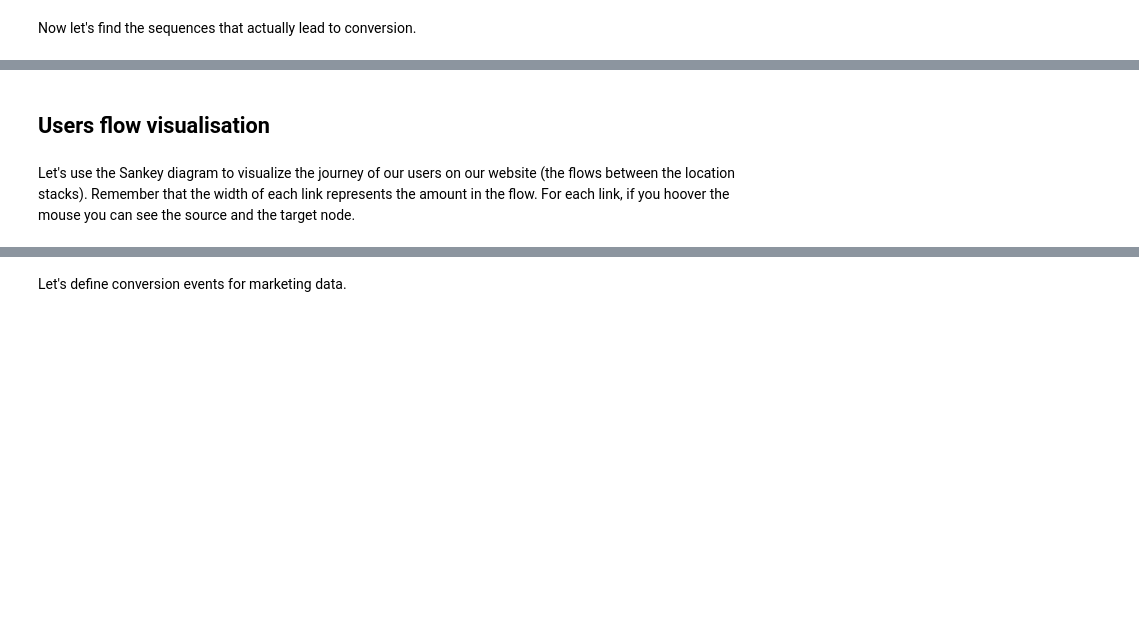
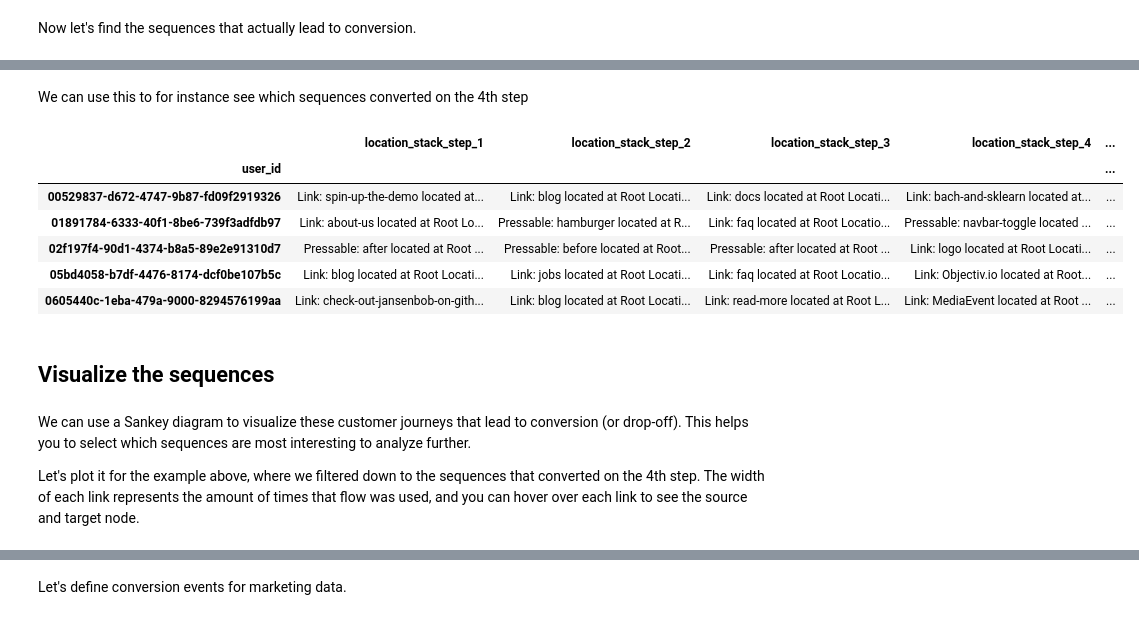
Before and after one commit to jeffamaxey/objectiv-analytics, a Jupyter notebook: notebooks/funnel-discovery.ipynb, the cells around one changed output, grey strips where cells are left out. Drawn from its saved outputs; the diff is of its cells as text; code cells hidden in the pictures; blank space fills up the shorter version.

```diff
--- a/notebooks/funnel-discovery.ipynb
+++ b/notebooks/funnel-discovery.ipynb
@@ -159,10 +174,21 @@ df_steps_till_conversion.head()
+# %% [markdown]
+We can use this to for instance see which sequences converted on the 4th step
 # %%
-# now let's take only stpes which were converted on the 4th one
-condition = df_steps_till_conversion['_first_conversion_step_number'] == 4
-df_steps_till_conversion[condition].head()
+# Filter down to sequences that converted on the 4th step
+condition_convert_on_step_4 = df_steps_till_conversion['_first_conversion_step_number'] == 4
+df_steps_till_conversion[condition_convert_on_step_4].head()
+# %% [output]
+|  | location_stack_step_1 | location_stack_step_2 | location_stack_step_3 | location_stack_step_4 | ... |
+| user_id |  |  |  |  | ... |
+| 00529837-d672-4747-9b87-fd09f2919326 | Link: spin-up-the-demo located at... | Link: blog located at Root Locati... | Link: docs located at Root Locati... | Link: bach-and-sklearn located at... | ... |
+| 01891784-6333-40f1-8be6-739f3adfdb97 | Link: about-us located at Root Lo... | Pressable: hamburger located at R... | Link: faq located at Root Locatio... | Pressable: navbar-toggle located ... | ... |
+| 02f197f4-90d1-4374-b8a5-89e2e91310d7 | Pressable: after located at Root ... | Pressable: before located at Root... | Pressable: after located at Root ... | Link: logo located at Root Locati... | ... |
+| 05bd4058-b7df-4476-8174-dcf0be107b5c | Link: blog located at Root Locati... | Link: jobs located at Root Locati... | Link: faq located at Root Locatio... | Link: Objectiv.io located at Root... | ... |
+| 0605440c-1eba-479a-9000-8294576199aa | Link: check-out-jansenbob-on-gith... | Link: blog located at Root Locati... | Link: read-more located at Root L... | Link: MediaEvent located at Root ... | ... |
 # %% [markdown]
-## Users flow visualisation
+## Visualize the sequences
 # %% [markdown]
-Let's use the Sankey diagram to visualize the journey of our users on our website (the flows between the location stacks).
-Remember that the width of each link represents the amount in the flow. For each link, if you hoover the mouse you can see the source and the target node.
+We can use a Sankey diagram to visualize these customer journeys that lead to conversion (or drop-off). This helps you to select which sequences are most interesting to analyze further.
+
+Let's plot it for the example above, where we filtered down to the sequences that converted on the 4th step. The width of each link represents the amount of times that flow was used, and you can hover over each link to see the source and target node.
 # %%
```
Also changed, not shown: parts of 23 cells of this notebook.
